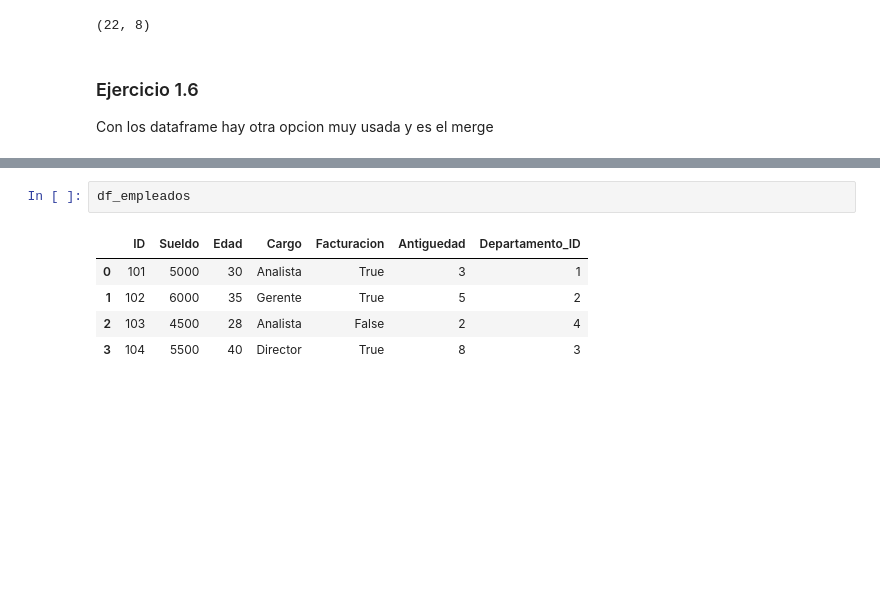
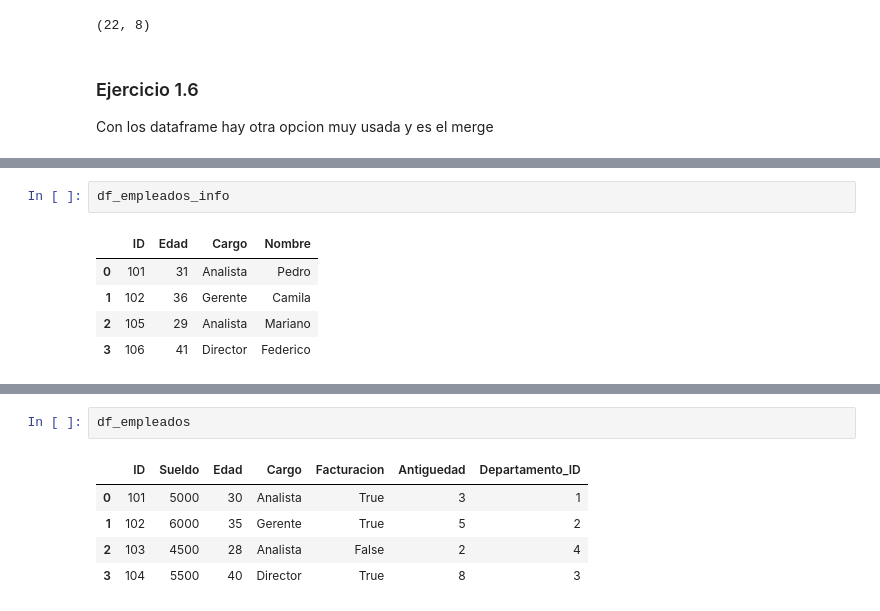
Before and after one commit to Andresmup/recursos-analisis-datos, a Jupyter notebook: 12_Pandas_2/Clase12.ipynb, the cells around one changed output, grey strips where cells are left out. Saved outputs shown, nothing was run; the diff lists cells and outputs as text; blank space fills up the shorter version.

```diff
--- a/12_Pandas_2/Clase12.ipynb
+++ b/12_Pandas_2/Clase12.ipynb
@@ -685,0 +717,8 @@ Con los dataframe hay otra opcion muy usada y es el merge
+# %%
+df_empleados_info
+# %% [output]
+|  | ID | Edad | Cargo | Nombre |
+| 0 | 101 | 31 | Analista | Pedro |
+| 1 | 102 | 36 | Gerente | Camila |
+| 2 | 105 | 29 | Analista | Mariano |
+| 3 | 106 | 41 | Director | Federico |
```
Also changed, not shown: parts of 14 cells of this notebook.
